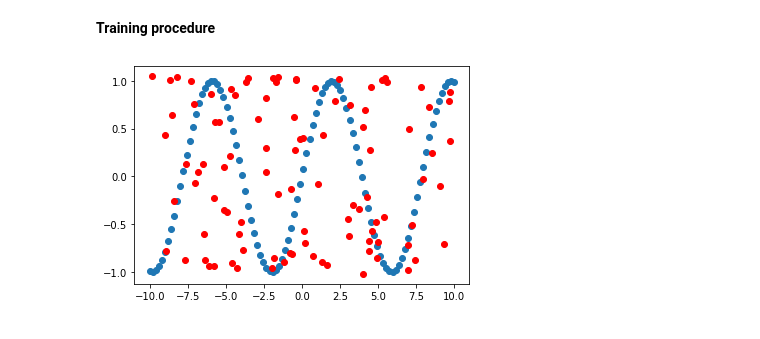
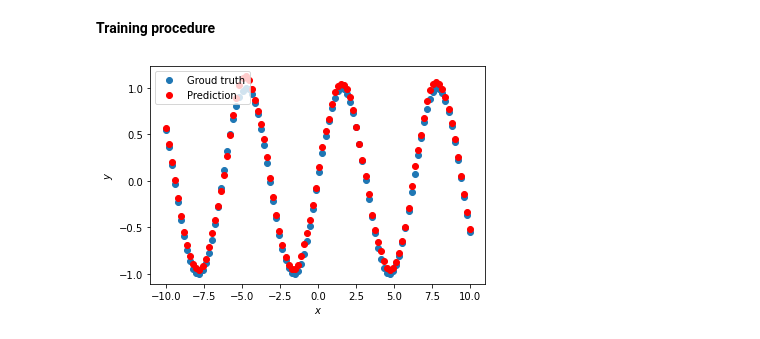
Before and after one commit to DenZaytsev/PyTorch_practice, a Jupyter notebook: test.ipynb, the cells around one changed output. Cells and saved outputs as stored; diff of their text form; code cells hidden in the pictures.

```diff
--- a/test.ipynb
+++ b/test.ipynb
@@ -84,7 +84,7 @@ class SineNet(torch.nn.Module):
         super(SineNet, self).__init__()  # вызываем родительский инициализатор
         self.fc1 = torch.nn.Linear(1, n_hidden_neurons, bias= True)  # первый  полносвязный слой с одним входом (координата x)
         self.fc2 = torch.nn.Linear(n_hidden_neurons, n_hidden_neurons, bias= True)  # выходной нейнон
-        self.tanh1 = torch.nn.Tanh()  #  функция активации
+        self.tanh1 = torch.nn.Sigmoid()  #  функция активации
         self.tanh2 = torch.nn.Tanh()
         self.fc3 = torch.nn.Linear(n_hidden_neurons, 1, bias= True)
         self.nlayers = [self.fc1, self.tanh1, self.fc2, self.tanh2, self.fc3]
@@ -93,10 +93,10 @@ class SineNet(torch.nn.Module):
         """Фунция описывает в какой последовательности будут применяться наши слои."""
         return reduce(lambda x,f : f(x), self.nlayers , x)
 # %%
-sine_net = SineNet(50)
+sine_net = SineNet(100)
 # %% [markdown]
 **Optimizer**
 # %%
-optimizer = torch.optim.Adam(sine_net.parameters(), lr=0.03)
+optimizer = torch.optim.Adam(sine_net.parameters(), lr=0.001)
 # %% [markdown]
 **Loss function**
@@ -108,3 +103,5 @@ def loss(pred, target):
+# %%
+ loss = torch.nn.L1Loss()
 # %% [markdown]
 **Training procedure**
 # %%
@@ -118,12 +115,15 @@ for epoch_index in range(2000):
     optimizer.step()
 # %%
 def predict(net, x, y):
-    """Предсказывает данные и отрисовывает их."""
-    y_predict = net.forward(x)
+    y_pred = net.forward(x)
 
-    plt.plot(x.numpy(), y.numpy(), 'o', label='Graund truth')
-    plt.plot(x_train.numpy(), y_predict.data.numpy(), 'o', c='r', label='Prediction')
+    plt.plot(x.numpy(), y.numpy(), 'o', label='Groud truth')
+    plt.plot(x.numpy(), y_pred.data.numpy(), 'o', c='r', label='Prediction');
+    plt.legend(loc='upper left')
+    plt.xlabel('$x$')
+    plt.ylabel('$y$')
+
+
+predict(sine_net, x_validation, y_validation)
+# %% [output]
+[figure, added]
-# %%
-predict(sine_net, x_validation, y_validation)
-# %% [output]
-[figure, removed]
```
Also changed, not shown: parts of 5 cells of this notebook.
